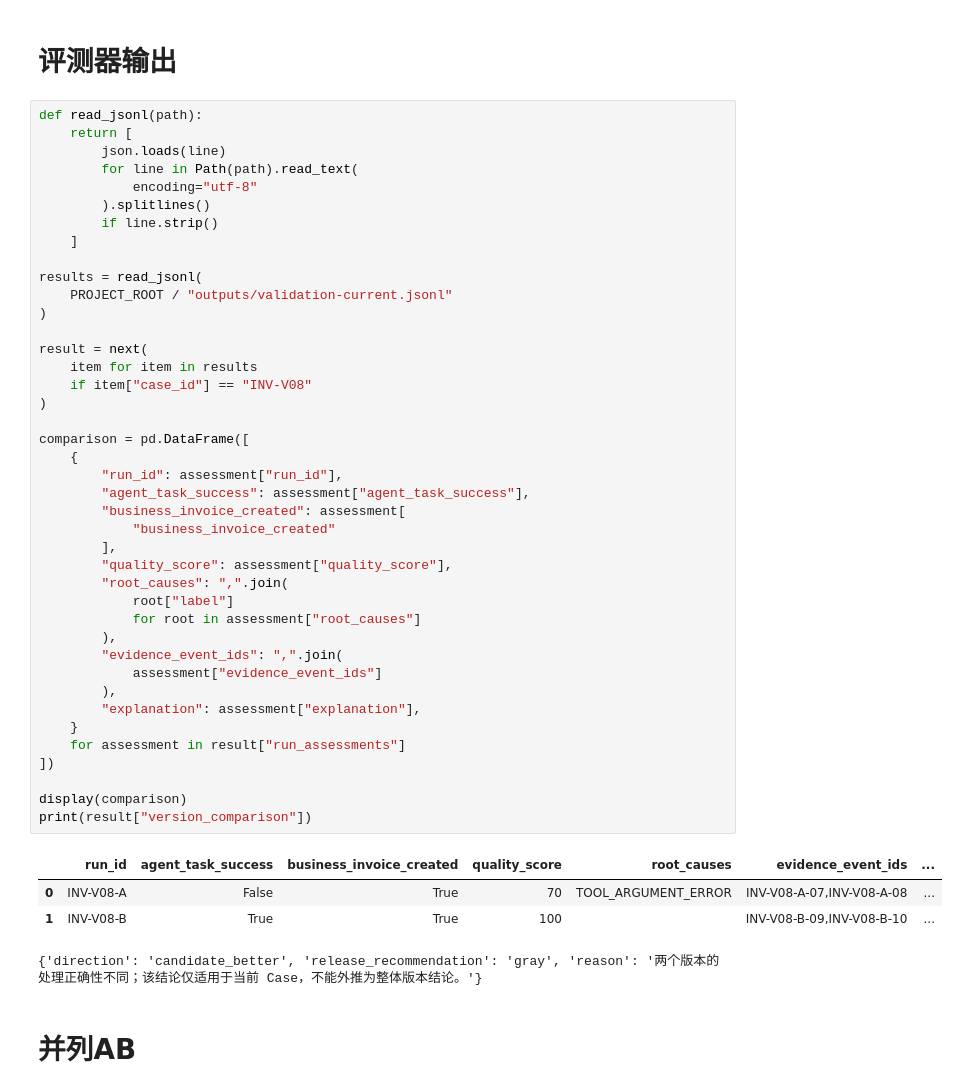
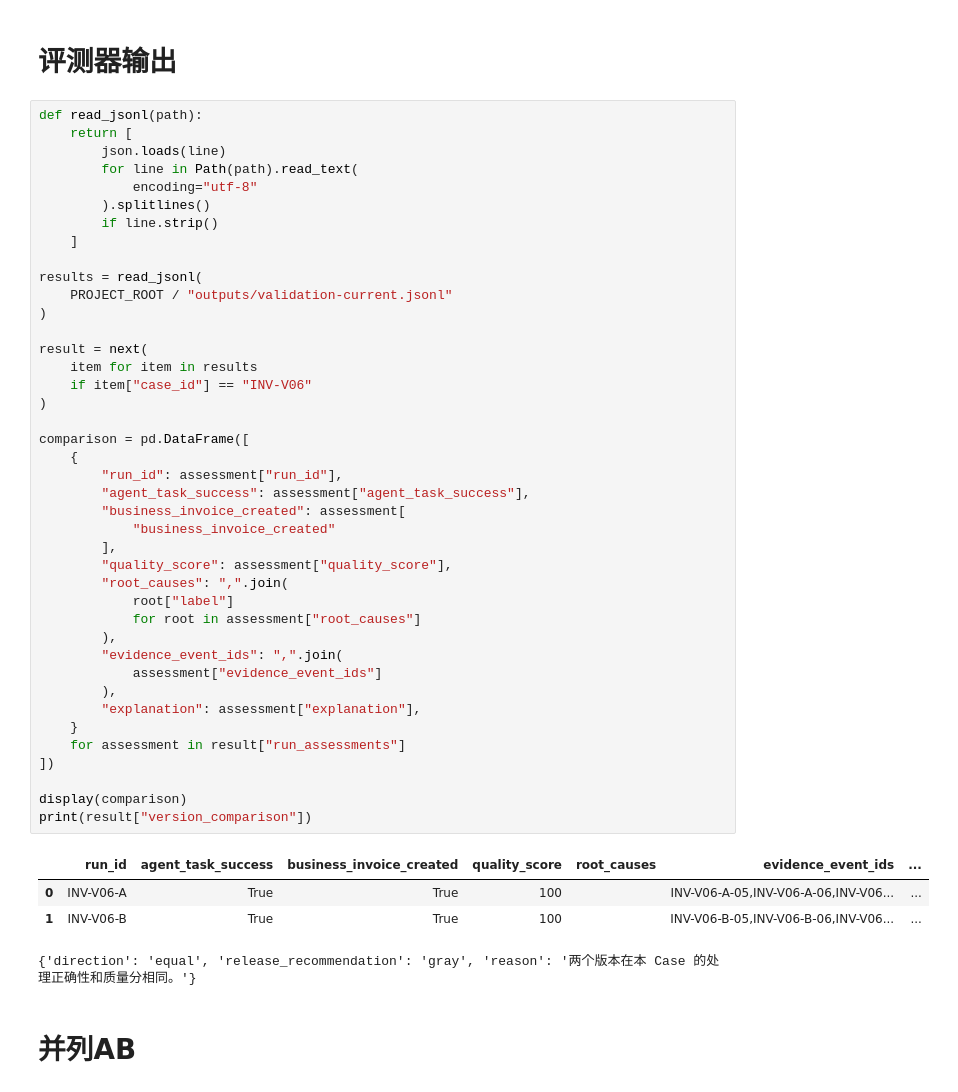
Before and after one commit to suppincoo162/invoice-agent-eval, a Jupyter notebook: 人工复查.ipynb, the cells around one changed output. Cells and saved outputs as stored; diff of their text form.

```diff
--- a/人工复查.ipynb
+++ b/人工复查.ipynb
@@ -242,37 +242,37 @@ results = read_jsonl(
 )
 
 result = next(
     item for item in results
-    if item["case_id"] == "INV-V08"
+    if item["case_id"] == "INV-V06"
 )
 
 comparison = pd.DataFrame([
     {
         "run_id": assessment["run_id"],
         "agent_task_success": assessment["agent_task_success"],
         "business_invoice_created": assessment[
             "business_invoice_created"
         ],
         "quality_score": assessment["quality_score"],
         "root_causes": ",".join(
             root["label"]
             for root in assessment["root_causes"]
         ),
         "evidence_event_ids": ",".join(
             assessment["evidence_event_ids"]
         ),
         "explanation": assessment["explanation"],
     }
     for assessment in result["run_assessments"]
 ])
 
 display(comparison)
 print(result["version_comparison"])
 # %% [output]
 |  | run_id | agent_task_success | business_invoice_created | quality_score | root_causes | evidence_event_ids | ... |
-| 0 | INV-V08-A | False | True | 70 | TOOL_ARGUMENT_ERROR | INV-V08-A-07,INV-V08-A-08 | ... |
-| 1 | INV-V08-B | True | True | 100 |  | INV-V08-B-09,INV-V08-B-10 | ... |
+| 0 | INV-V06-A | True | True | 100 |  | INV-V06-A-05,INV-V06-A-06,INV-V06... | ... |
+| 1 | INV-V06-B | True | True | 100 |  | INV-V06-B-05,INV-V06-B-06,INV-V06... | ... |
-{'direction': 'candidate_better', 'release_recommendation': 'gray', 'reason': '两个版本的处理正确性不同；该结论仅适用于当前 Case，不能外推为整体版本结论。'}
+{'direction': 'equal', 'release_recommendation': 'gray', 'reason': '两个版本在本 Case 的处理正确性和质量分相同。'}
 # %% [markdown]
 # 并列AB
 # %%
```
Also changed, not shown: parts of 4 cells of this notebook, 6 other files.
